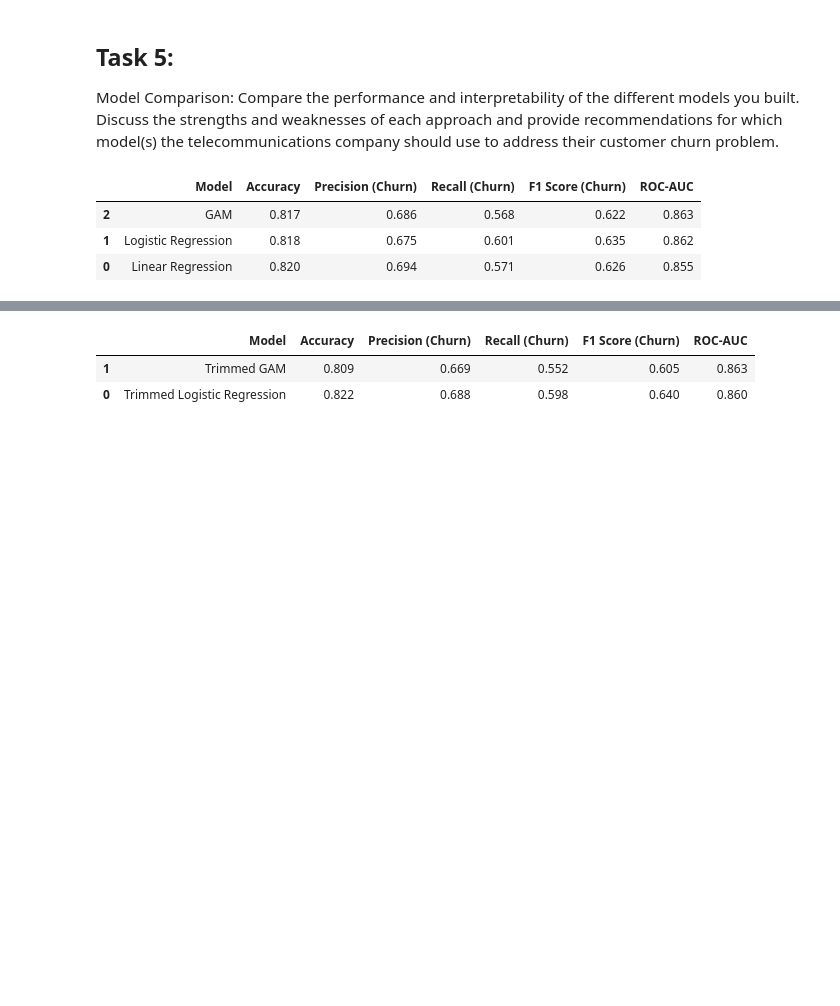
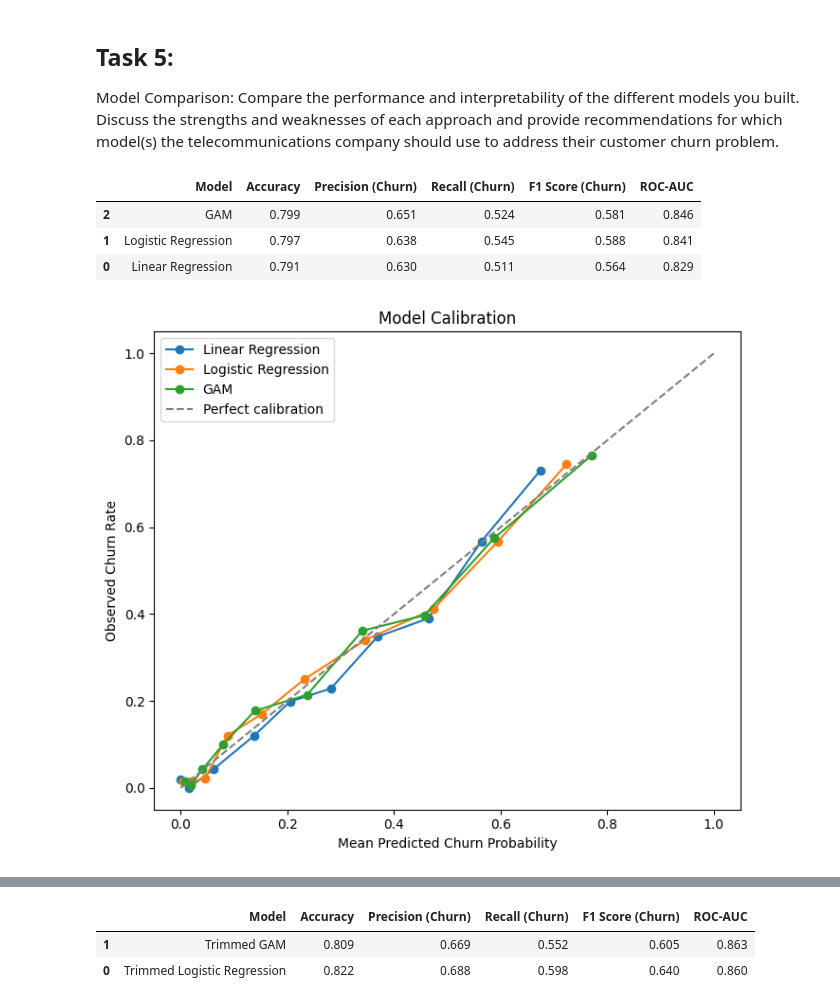
Before and after one commit to duke-aipi-Han/aipi590-XAI, a Jupyter notebook: assumption-junction/telco-churn-analysis.ipynb, the cells around one changed output, grey strips where cells are left out. Saved outputs shown, nothing was run; the diff lists cells and outputs as text; code cells hidden in the pictures; blank space fills up the shorter version.

```diff
--- a/assumption-junction/telco-churn-analysis.ipynb
+++ b/assumption-junction/telco-churn-analysis.ipynb
@@ -261,0 +303,20 @@ X_test_scaled = scaler.transform(X_test)
+# %%
+# Perform a stratified split so the churn proportion is similar in train and test sets.
+X_train, X_test, y_train, y_test = train_test_split(
+    X,
+    y,
+    test_size=0.2,
+    random_state=42,
+    stratify=y
+)
+
+scaler = StandardScaler()
+X_train_scaled = scaler.fit_transform(X_train)
+X_test_scaled = scaler.transform(X_test)
+
+# Check for the non-finite values and constant columns that can cause numerical warnings.
+print(f'Train shape: {X_train.shape}; Test shape: {X_test.shape}')
+print(f'Train churn rate: {y_train.mean():.3f}; Test churn rate: {y_test.mean():.3f}')
+print(f'Non-finite scaled values: {np.isfinite(X_train_scaled).all() == False}')
+print(f'Zero-variance columns: {(X_train.nunique() <= 1).sum()}')
+print(f'Max absolute scaled value: {np.abs(X_train_scaled).max():.2f}')
@@ -487,36 +534,80 @@ Interpret the smooth-effect plots as changes in log-odds, holding the other pred
 ## Task 5:
 Model Comparison: Compare the performance and interpretability of the different models you built. Discuss the strengths and weaknesses of each approach and provide recommendations for which model(s) the telecommunications company should use to address their customer churn problem.
 # %%
+from sklearn.calibration import calibration_curve
 from sklearn.metrics import f1_score, precision_score, recall_score
 
 # Use the same test observations and threshold for a simple model comparison.
 model_predictions = {
-    'Linear Regression': ((lr_pred >= 0.5).astype(int), lr_pred),
+    'Linear Regression': ((lr_pred >= 0.5).astype(int), np.clip(lr_pred, 0, 1)),
     'Logistic Regression': (logistic_pred, logistic_prob),
     'GAM': (gam_pred, gam_prob)
 }
 
 comparison = []
 for model_name, (predictions, probabilities) in model_predictions.items():
     comparison.append({
         'Model': model_name,
         'Accuracy': accuracy_score(y_test, predictions),
         'Precision (Churn)': precision_score(y_test, predictions),
         'Recall (Churn)': recall_score(y_test, predictions),
         'F1 Score (Churn)': f1_score(y_test, predictions),
         'ROC-AUC': roc_auc_score(y_test, probabilities)
     })
 
 comparison = pd.DataFrame(comparison).sort_values('ROC-AUC', ascending=False)
 display(comparison.round(3))
 
+# Calibration compares predicted churn probabilities with observed churn rates.
+plt.figure(figsize=(7, 6))
+for model_name, (_, probabilities) in model_predictions.items():
+    observed_rate, mean_probability = calibration_curve(
+        y_test,
+        probabilities,
+        n_bins=10,
+        strategy='quantile'
+    )
+    plt.plot(mean_probability, observed_rate, marker='o', label=model_name)
+
+plt.plot([0, 1], [0, 1], linestyle='--', color='gray', label='Perfect calibration')
+plt.xlabel('Mean Predicted Churn Probability')
+plt.ylabel('Observed Churn Rate')
+plt.title('Model Calibration')
+plt.legend()
+plt.tight_layout()
+plt.show()
+
+# Check how the classification threshold changes churn recall and precision.
+threshold_rows = []
+for model_name, probabilities in {
+    'Logistic Regression': logistic_prob,
+    'GAM': gam_prob
+}.items():
+    for threshold in [0.3, 0.4, 0.5, 0.6]:
+        threshold_predictions = (probabilities >= threshold).astype(int)
+        threshold_rows.append({
+            'Model': model_name,
+            'Threshold': threshold,
+            'Precision (Churn)': precision_score(y_test, threshold_predictions),
+            'Recall (Churn)': recall_score(y_test, threshold_predictions),
+            'F1 Score (Churn)': f1_score(y_test, threshold_predictions)
+        })
+
+threshold_comparison = pd.DataFrame(threshold_rows)
+display(threshold_comparison.round(3))
+
+best_auc_model = comparison.iloc[0]['Model']
+best_recall_row = comparison.loc[comparison['Recall (Churn)'].idxmax()]
 print('Interpretation:')
-print('- Linear regression is included as a simple baseline, but it is not designed for binary outcomes.')
+print('- Linear regression is included as a baseline, but it is not designed for binary outcomes.')
 print('- Logistic regression provides an interpretable linear relationship in log-odds.')
 print('- GAM provides interpretable nonlinear smooth effects while retaining probability predictions.')
-print('- For churn prediction, ROC-AUC, churn recall, and calibration should be considered together; accuracy alone can hide missed churners.')
+print('- A lower classification threshold usually identifies more potential churners, increasing recall while reducing precision.')
+print(f'- In this test split, {best_auc_model} had the highest ROC-AUC.')
+print(f"- The highest default-threshold churn recall was from {best_recall_row['Model']} ({best_recall_row['Recall (Churn)']:.3f}).")
 # %% [output]
 |  | Model | Accuracy | Precision (Churn) | Recall (Churn) | F1 Score (Churn) | ROC-AUC |
-| 2 | GAM | 0.817 | 0.686 | 0.568 | 0.622 | 0.863 |
-| 1 | Logistic Regression | 0.818 | 0.675 | 0.601 | 0.635 | 0.862 |
-| 0 | Linear Regression | 0.820 | 0.694 | 0.571 | 0.626 | 0.855 |
+| 2 | GAM | 0.799 | 0.651 | 0.524 | 0.581 | 0.846 |
+| 1 | Logistic Regression | 0.797 | 0.638 | 0.545 | 0.588 | 0.841 |
+| 0 | Linear Regression | 0.791 | 0.630 | 0.511 | 0.564 | 0.829 |
+[figure, added]
```
Also changed, not shown: parts of 24 cells of this notebook, 2 other files.
